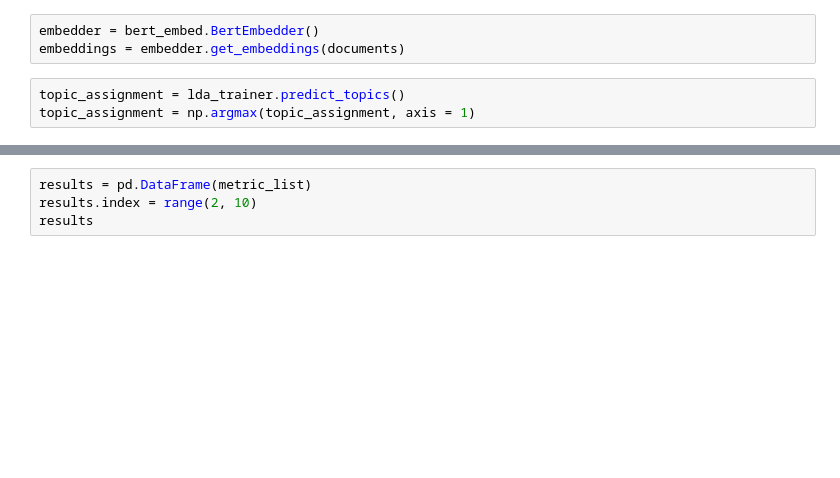
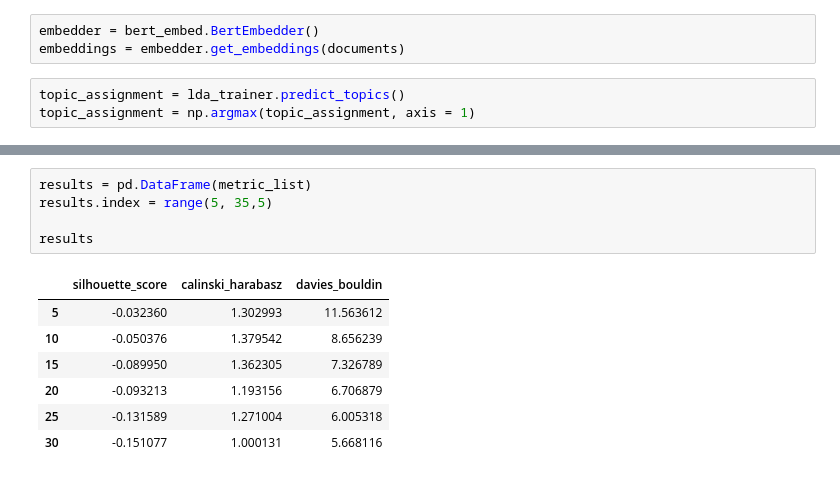
Before and after one commit to MehakArora/NLP, a Jupyter notebook: LDA_BERT/news20.ipynb, the cells around one changed output, grey strips where cells are left out. Cells and saved outputs as stored; diff of their text form; blank space fills up the shorter version.

```diff
--- a/LDA_BERT/news20.ipynb
+++ b/LDA_BERT/news20.ipynb
@@ -84,6 +232,15 @@ for topic_num in range(2,10):
 # %%
 results = pd.DataFrame(metric_list)
-results.index = range(2, 10)
+results.index = range(5, 35,5)
+
 results
+# %% [output]
+|  | silhouette_score | calinski_harabasz | davies_bouldin |
+| 5 | -0.032360 | 1.302993 | 11.563612 |
+| 10 | -0.050376 | 1.379542 | 8.656239 |
+| 15 | -0.089950 | 1.362305 | 7.326789 |
+| 20 | -0.093213 | 1.193156 | 6.706879 |
+| 25 | -0.131589 | 1.271004 | 6.005318 |
+| 30 | -0.151077 | 1.000131 | 5.668116 |
 # %%
 resultscorr = pd.DataFrame(correlation_list)
```
Also changed, not shown: parts of 17 cells of this notebook, 1 other file.
